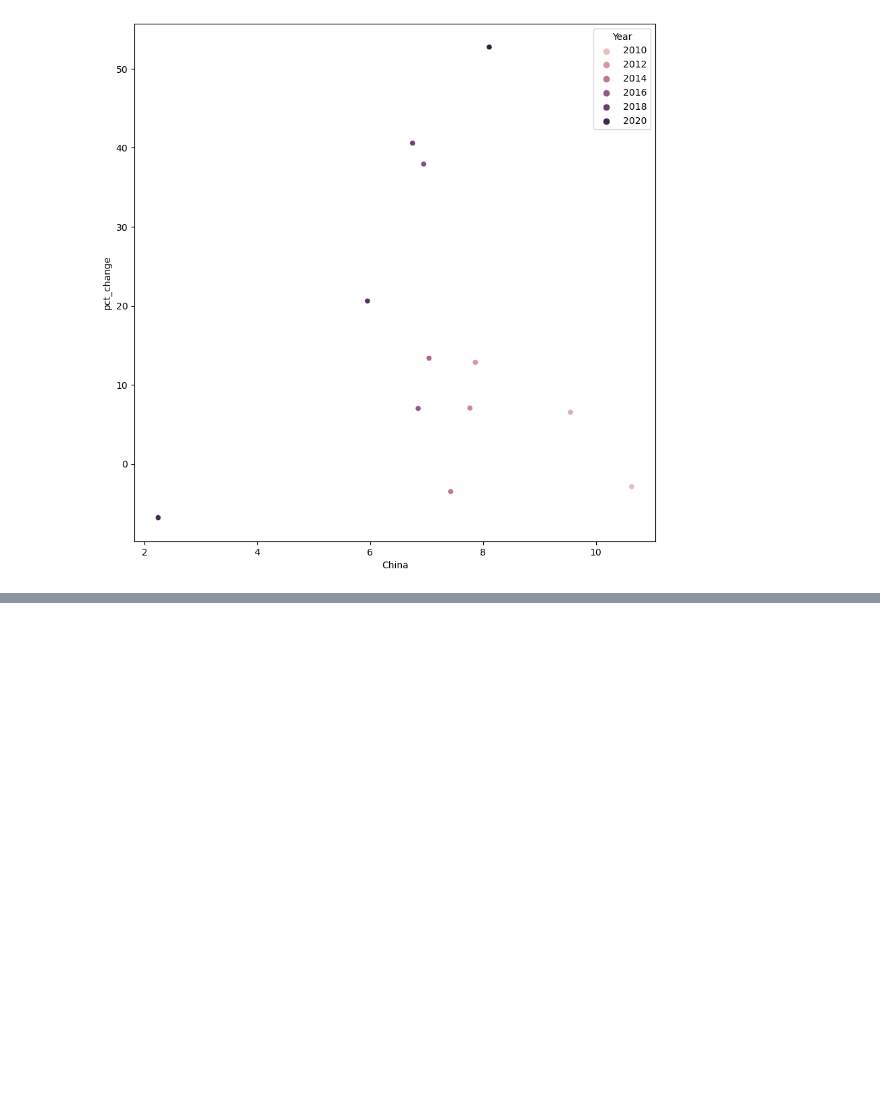
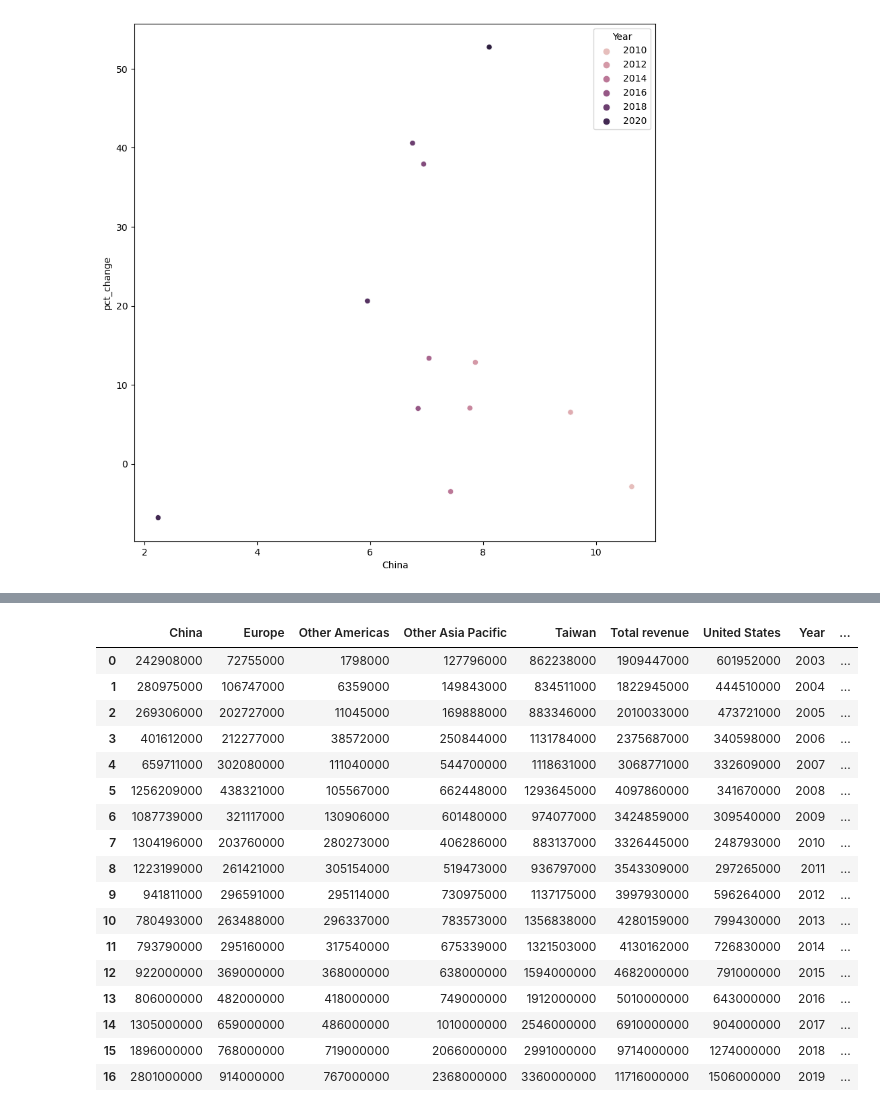
Before and after one commit to AimjGuytidy/Gwiza-analysis, a Jupyter notebook: Nvidia-case-study.ipynb, the cells around one changed output, grey strips where cells are left out. Saved outputs shown, nothing was run; the diff lists cells and outputs as text; code cells hidden in the pictures; blank space fills up the shorter version.

```diff
--- a/Nvidia-case-study.ipynb
+++ b/Nvidia-case-study.ipynb
@@ -664,0 +940,4 @@ kiki_2
+# %%
+colly = list(nvidia_05_19.columns)
+colly.remove('Year')
+colly
@@ -664,0 +953,3 @@ kiki_2
+# %%
+nvidia_05_19.loc[12:,colly]= nvidia_05_19.loc[12:,colly]*1000
+nvidia_05_19.loc[12:,colly]
@@ -664,0 +963,21 @@ kiki_2
+# %%
+nvidia_05_19
+# %% [output]
+|  | China | Europe | Other Americas | Other Asia Pacific | Taiwan | Total revenue | United States | Year | ... |
+| 0 | 242908000 | 72755000 | 1798000 | 127796000 | 862238000 | 1909447000 | 601952000 | 2003 | ... |
+| 1 | 280975000 | 106747000 | 6359000 | 149843000 | 834511000 | 1822945000 | 444510000 | 2004 | ... |
+| 2 | 269306000 | 202727000 | 11045000 | 169888000 | 883346000 | 2010033000 | 473721000 | 2005 | ... |
+| 3 | 401612000 | 212277000 | 38572000 | 250844000 | 1131784000 | 2375687000 | 340598000 | 2006 | ... |
+| 4 | 659711000 | 302080000 | 111040000 | 544700000 | 1118631000 | 3068771000 | 332609000 | 2007 | ... |
+| 5 | 1256209000 | 438321000 | 105567000 | 662448000 | 1293645000 | 4097860000 | 341670000 | 2008 | ... |
+| 6 | 1087739000 | 321117000 | 130906000 | 601480000 | 974077000 | 3424859000 | 309540000 | 2009 | ... |
+| 7 | 1304196000 | 203760000 | 280273000 | 406286000 | 883137000 | 3326445000 | 248793000 | 2010 | ... |
+| 8 | 1223199000 | 261421000 | 305154000 | 519473000 | 936797000 | 3543309000 | 297265000 | 2011 | ... |
+| 9 | 941811000 | 296591000 | 295114000 | 730975000 | 1137175000 | 3997930000 | 596264000 | 2012 | ... |
+| 10 | 780493000 | 263488000 | 296337000 | 783573000 | 1356838000 | 4280159000 | 799430000 | 2013 | ... |
+| 11 | 793790000 | 295160000 | 317540000 | 675339000 | 1321503000 | 4130162000 | 726830000 | 2014 | ... |
+| 12 | 922000000 | 369000000 | 368000000 | 638000000 | 1594000000 | 4682000000 | 791000000 | 2015 | ... |
+| 13 | 806000000 | 482000000 | 418000000 | 749000000 | 1912000000 | 5010000000 | 643000000 | 2016 | ... |
+| 14 | 1305000000 | 659000000 | 486000000 | 1010000000 | 2546000000 | 6910000000 | 904000000 | 2017 | ... |
+| 15 | 1896000000 | 768000000 | 719000000 | 2066000000 | 2991000000 | 9714000000 | 1274000000 | 2018 | ... |
+| 16 | 2801000000 | 914000000 | 767000000 | 2368000000 | 3360000000 | 11716000000 | 1506000000 | 2019 | ... |
```
Also changed, not shown: parts of 56 cells of this notebook.
